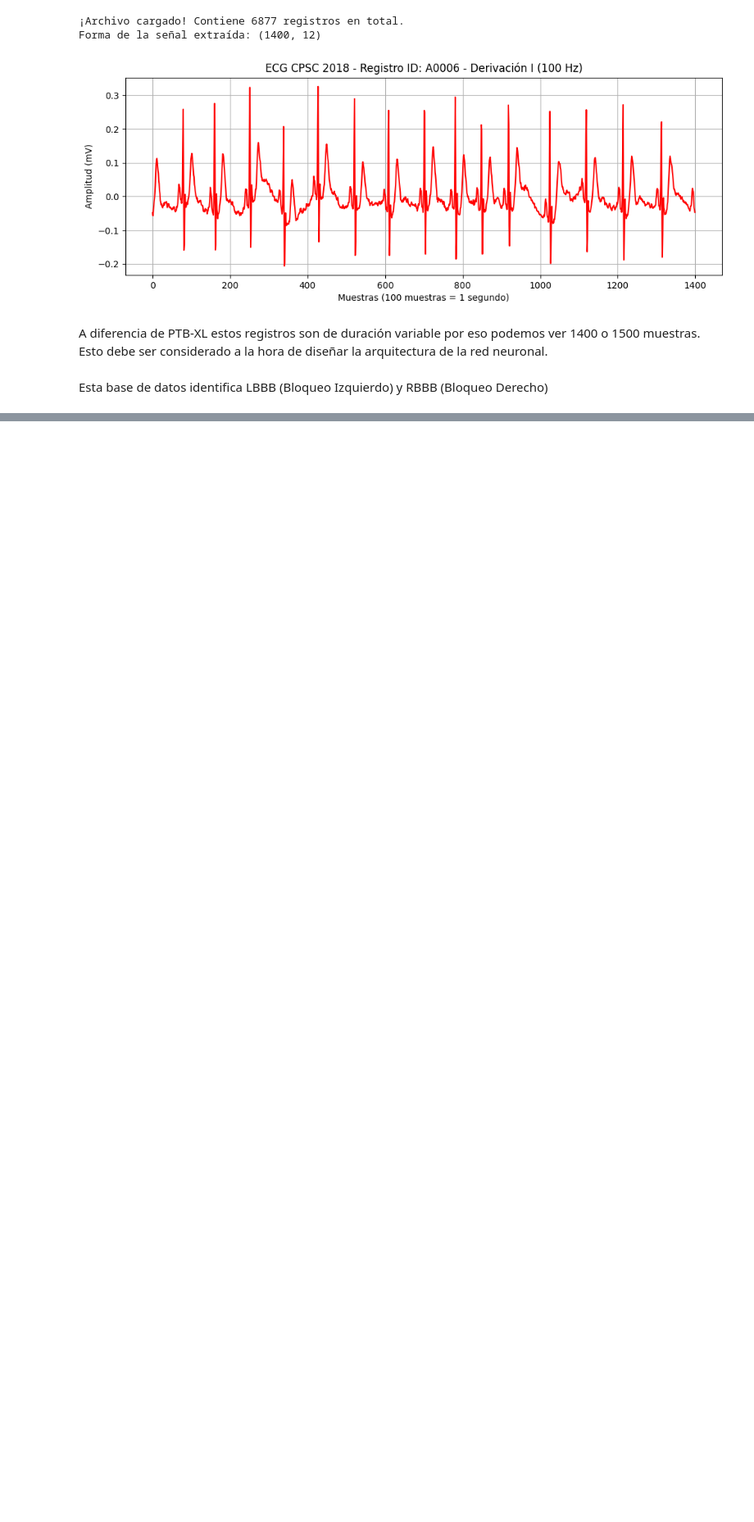
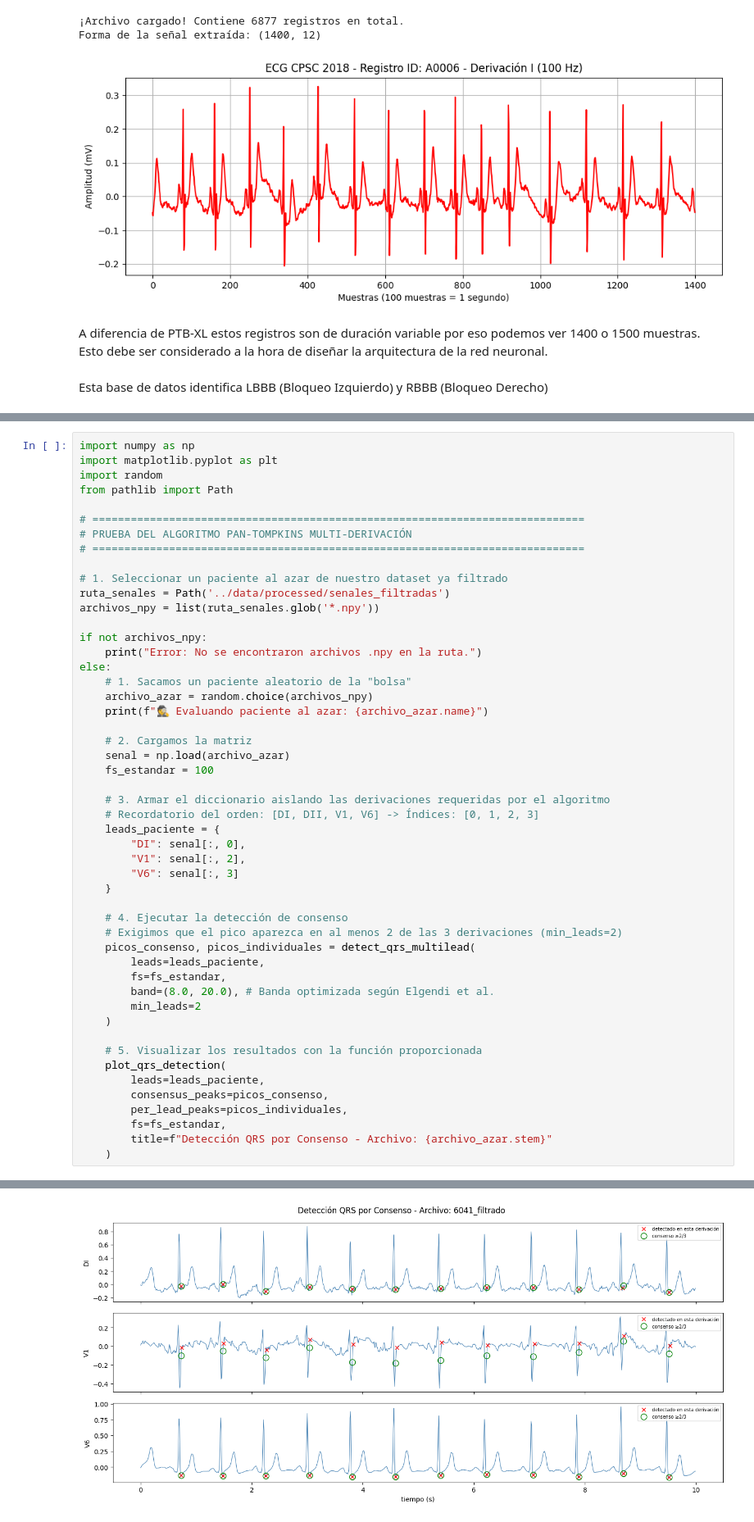
Before and after one commit to mschmidtgunther/final-bird-ecg-detection, a Jupyter notebook: notebooks/Prueba.ipynb, the cells around one changed output, grey strips where cells are left out. Shown at 82% size. Drawn from its saved outputs; the diff is of its cells as text; blank space fills up the shorter version.

Commit message:
Pan-tompkins y correciones

```diff
--- a/notebooks/Prueba.ipynb
+++ b/notebooks/Prueba.ipynb
@@ -218,0 +1576,51 @@ Esta base de datos identifica LBBB (Bloqueo Izquierdo) y RBBB (Bloqueo Derecho)
+# %%
+import numpy as np
+import matplotlib.pyplot as plt
+import random
+from pathlib import Path
+
+# =============================================================================
+# PRUEBA DEL ALGORITMO PAN-TOMPKINS MULTI-DERIVACIÓN
+# =============================================================================
+
+# 1. Seleccionar un paciente al azar de nuestro dataset ya filtrado
+ruta_senales = Path('../data/processed/senales_filtradas')
+archivos_npy = list(ruta_senales.glob('*.npy'))
+
+if not archivos_npy:
+    print("Error: No se encontraron archivos .npy en la ruta.")
+else:
+    # 1. Sacamos un paciente aleatorio de la "bolsa"
+    archivo_azar = random.choice(archivos_npy)
+    print(f"🕵️ Evaluando paciente al azar: {archivo_azar.name}")
+
+    # 2. Cargamos la matriz
+    senal = np.load(archivo_azar)
+    fs_estandar = 100
+
+    # 3. Armar el diccionario aislando las derivaciones requeridas por el algoritmo
+    # Recordatorio del orden: [DI, DII, V1, V6] -> Índices: [0, 1, 2, 3]
+    leads_paciente = {
+        "DI": senal[:, 0],
+        "V1": senal[:, 2],
+        "V6": senal[:, 3]
+    }
+
+    # 4. Ejecutar la detección de consenso
+    # Exigimos que el pico aparezca en al menos 2 de las 3 derivaciones (min_leads=2)
+    picos_consenso, picos_individuales = detect_qrs_multilead(
+        leads=leads_paciente,
+        fs=fs_estandar,
+        band=(8.0, 20.0), # Banda optimizada según Elgendi et al.
+        min_leads=2
+    )
+
+    # 5. Visualizar los resultados con la función proporcionada
+    plot_qrs_detection(
+        leads=leads_paciente,
+        consensus_peaks=picos_consenso,
+        per_lead_peaks=picos_individuales,
+        fs=fs_estandar,
+        title=f"Detección QRS por Consenso - Archivo: {archivo_azar.stem}"
+    )
+# %% [output]
@@ -218,0 +1628 @@ Esta base de datos identifica LBBB (Bloqueo Izquierdo) y RBBB (Bloqueo Derecho)
+[figure, added]
```
Also changed, not shown: parts of 29 cells of this notebook, 1 other file.
